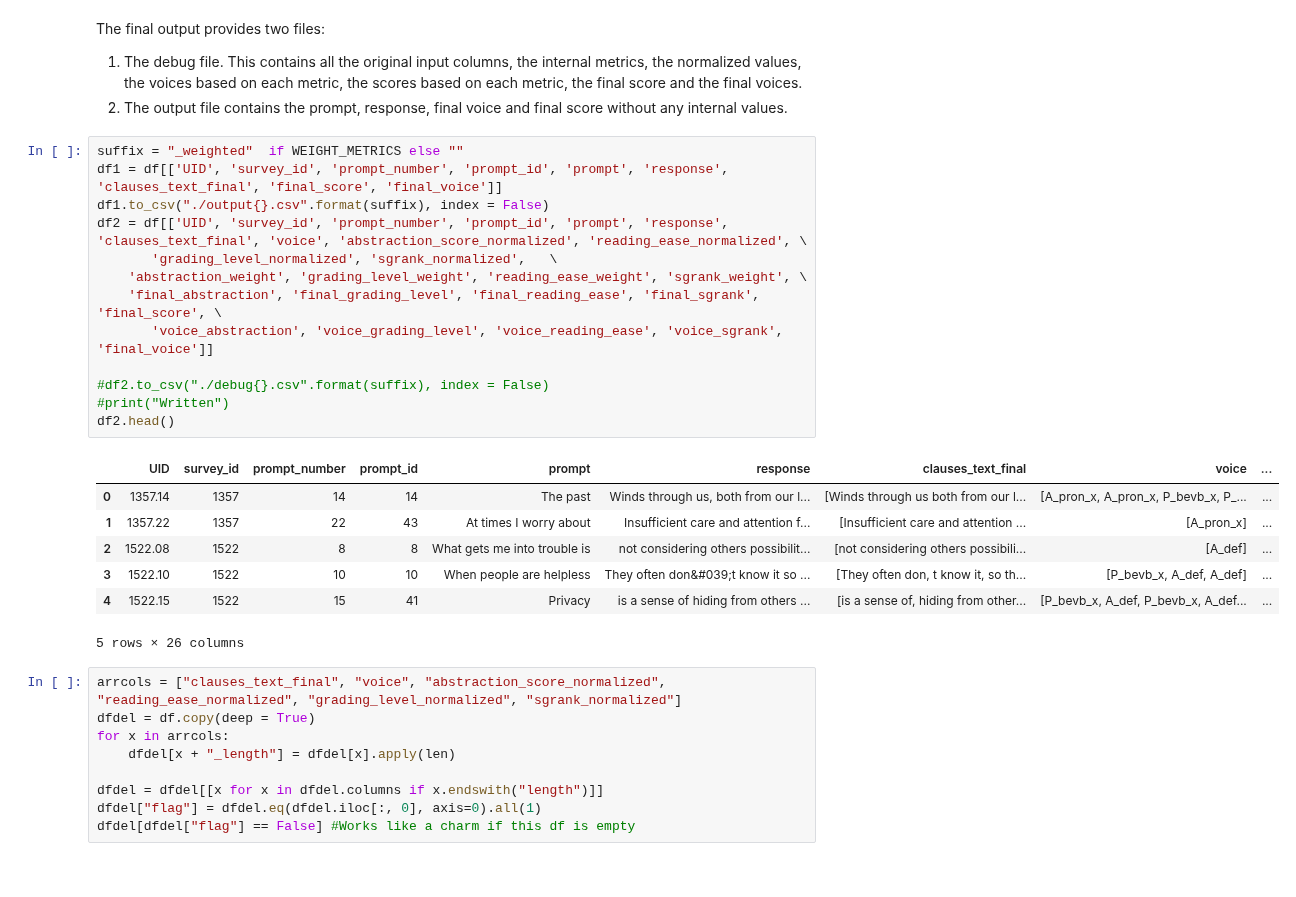
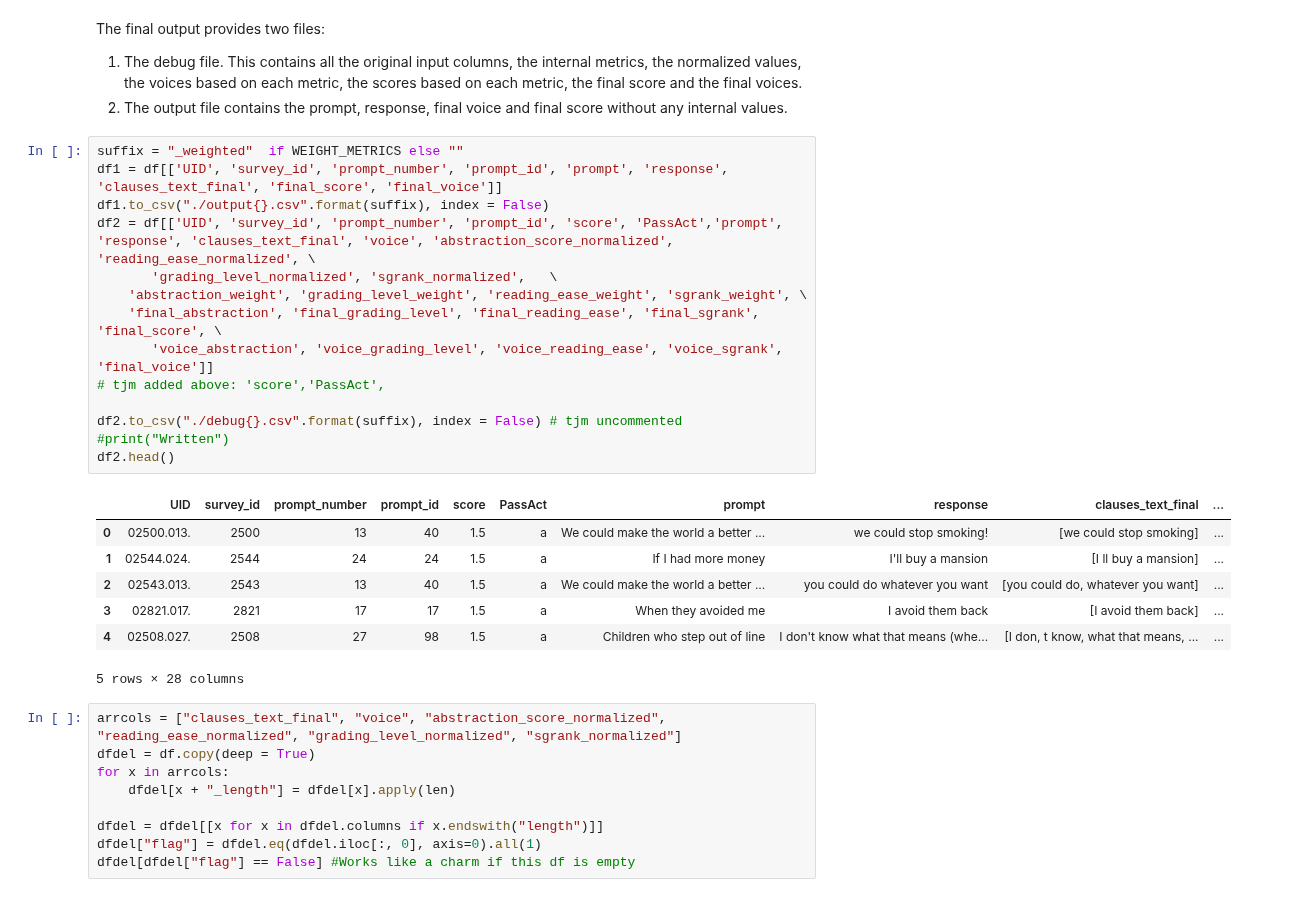
Before and after one commit to perspegrity5/SL_NLP_PassiveActive1, a Jupyter notebook: final_output_nb.ipynb, the cells around one changed output. Saved outputs shown, nothing was run; the diff lists cells and outputs as text.

```diff
--- a/final_output_nb.ipynb
+++ b/final_output_nb.ipynb
@@ -127,24 +127,25 @@ The final output provides two files:
 # %%
 suffix = "_weighted"  if WEIGHT_METRICS else ""
 df1 = df[['UID', 'survey_id', 'prompt_number', 'prompt_id', 'prompt', 'response', 'clauses_text_final', 'final_score', 'final_voice']]
 df1.to_csv("./output{}.csv".format(suffix), index = False)
-df2 = df[['UID', 'survey_id', 'prompt_number', 'prompt_id', 'prompt', 'response', 'clauses_text_final', 'voice', 'abstraction_score_normalized', 'reading_ease_normalized', \
+df2 = df[['UID', 'survey_id', 'prompt_number', 'prompt_id', 'score', 'PassAct','prompt', 'response', 'clauses_text_final', 'voice', 'abstraction_score_normalized', 'reading_ease_normalized', \
        'grading_level_normalized', 'sgrank_normalized',   \
     'abstraction_weight', 'grading_level_weight', 'reading_ease_weight', 'sgrank_weight', \
     'final_abstraction', 'final_grading_level', 'final_reading_ease', 'final_sgrank', 'final_score', \
        'voice_abstraction', 'voice_grading_level', 'voice_reading_ease', 'voice_sgrank', 'final_voice']]
+# tjm added above: 'score','PassAct',
 
-#df2.to_csv("./debug{}.csv".format(suffix), index = False)
+df2.to_csv("./debug{}.csv".format(suffix), index = False) # tjm uncommented
 #print("Written")
 df2.head()
 # %% [output]
-|  | UID | survey_id | prompt_number | prompt_id | prompt | response | clauses_text_final | voice | ... |
-| 0 | 1357.14 | 1357 | 14 | 14 | The past | Winds through us, both from our l... | [Winds through us both from our l... | [A_pron_x, A_pron_x, P_bevb_x, P_... | ... |
-| 1 | 1357.22 | 1357 | 22 | 43 | At times I worry about | Insufficient care and attention f... | [Insufficient care and attention ... | [A_pron_x] | ... |
-| 2 | 1522.08 | 1522 | 8 | 8 | What gets me into trouble is | not considering others possibilit... | [not considering others possibili... | [A_def] | ... |
-| 3 | 1522.10 | 1522 | 10 | 10 | When people are helpless | They often don&#039;t know it so ... | [They often don, t know it, so th... | [P_bevb_x, A_def, A_def] | ... |
-| 4 | 1522.15 | 1522 | 15 | 41 | Privacy | is a sense of hiding from others ... | [is a sense of, hiding from other... | [P_bevb_x, A_def, P_bevb_x, A_def... | ... |
+|  | UID | survey_id | prompt_number | prompt_id | score | PassAct | prompt | response | clauses_text_final | ... |
+| 0 | 02500.013. | 2500 | 13 | 40 | 1.5 | a | We could make the world a better ... | we could stop smoking! | [we could stop smoking] | ... |
+| 1 | 02544.024. | 2544 | 24 | 24 | 1.5 | a | If I had more money | I'll buy a mansion | [I ll buy a mansion] | ... |
+| 2 | 02543.013. | 2543 | 13 | 40 | 1.5 | a | We could make the world a better ... | you could do whatever you want | [you could do, whatever you want] | ... |
+| 3 | 02821.017. | 2821 | 17 | 17 | 1.5 | a | When they avoided me | I avoid them back | [I avoid them back] | ... |
+| 4 | 02508.027. | 2508 | 27 | 98 | 1.5 | a | Children who step out of line | I don't know what that means (whe... | [I don, t know, what that means, ... | ... |
-5 rows × 26 columns
+5 rows × 28 columns
 # %%
 arrcols = ["clauses_text_final", "voice", "abstraction_score_normalized", "reading_ease_normalized", "grading_level_normalized", "sgrank_normalized"]
 dfdel = df.copy(deep = True)
```
Also changed, not shown: parts of 6 cells of this notebook, 4 other files.
